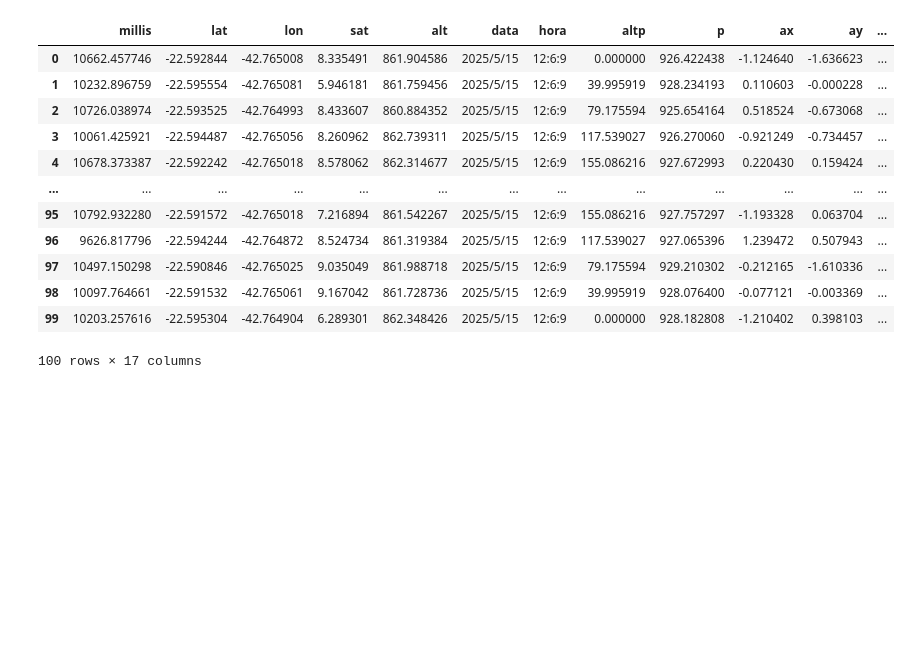
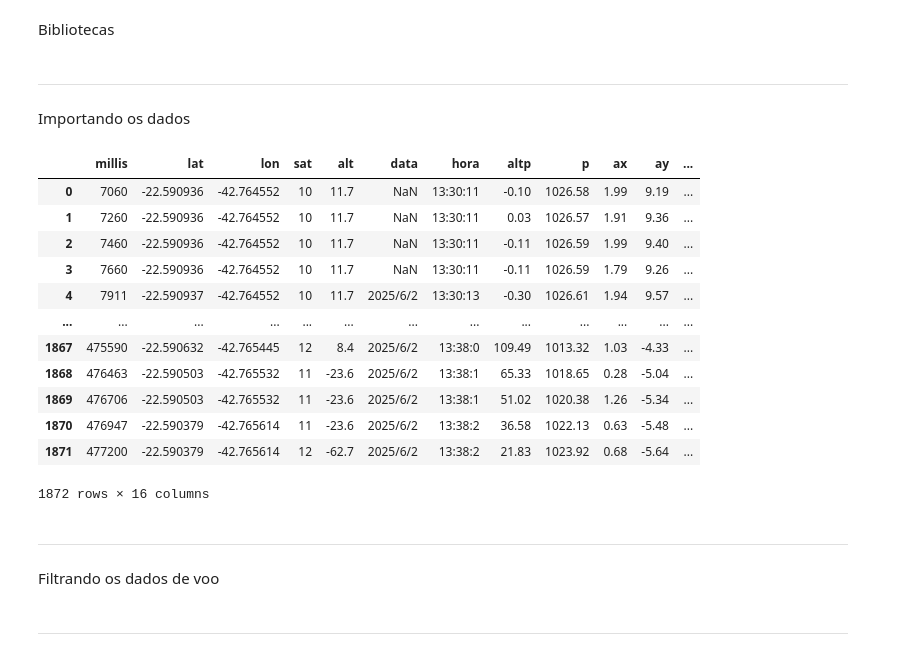
Before and after one commit to SerraRocketry/CDB, a Jupyter notebook: extras/Open csv file/OpenCSV.ipynb, the cells around one changed output. Drawn from its saved outputs; the diff is of its cells as text; code cells hidden in the pictures; blank space fills up the shorter version.

```diff
--- a/extras/Open csv file/OpenCSV.ipynb
+++ b/extras/Open csv file/OpenCSV.ipynb
@@ -1,3 +1,5 @@
+# %% [markdown]
+Bibliotecas
 # %%
 import pandas as pd
 import matplotlib.pyplot as plt
@@ -4,18 +8,22 @@ import matplotlib.pyplot as plt
+# %% [markdown]
+---
+# %% [markdown]
+Importando os dados
 # %%
-df = pd.read_csv('log.csv')
+df = pd.read_csv('13_30_11-Dados.csv')
 
 df
 # %% [output]
 |  | millis | lat | lon | sat | alt | data | hora | altp | p | ax | ay | ... |
-| 0 | 10662.457746 | -22.592844 | -42.765008 | 8.335491 | 861.904586 | 2025/5/15 | 12:6:9 | 0.000000 | 926.422438 | -1.124640 | -1.636623 | ... |
-| 1 | 10232.896759 | -22.595554 | -42.765081 | 5.946181 | 861.759456 | 2025/5/15 | 12:6:9 | 39.995919 | 928.234193 | 0.110603 | -0.000228 | ... |
-| 2 | 10726.038974 | -22.593525 | -42.764993 | 8.433607 | 860.884352 | 2025/5/15 | 12:6:9 | 79.175594 | 925.654164 | 0.518524 | -0.673068 | ... |
-| 3 | 10061.425921 | -22.594487 | -42.765056 | 8.260962 | 862.739311 | 2025/5/15 | 12:6:9 | 117.539027 | 926.270060 | -0.921249 | -0.734457 | ... |
-| 4 | 10678.373387 | -22.592242 | -42.765018 | 8.578062 | 862.314677 | 2025/5/15 | 12:6:9 | 155.086216 | 927.672993 | 0.220430 | 0.159424 | ... |
+| 0 | 7060 | -22.590936 | -42.764552 | 10 | 11.7 | NaN | 13:30:11 | -0.10 | 1026.58 | 1.99 | 9.19 | ... |
+| 1 | 7260 | -22.590936 | -42.764552 | 10 | 11.7 | NaN | 13:30:11 | 0.03 | 1026.57 | 1.91 | 9.36 | ... |
+| 2 | 7460 | -22.590936 | -42.764552 | 10 | 11.7 | NaN | 13:30:11 | -0.11 | 1026.59 | 1.99 | 9.40 | ... |
+| 3 | 7660 | -22.590936 | -42.764552 | 10 | 11.7 | NaN | 13:30:11 | -0.11 | 1026.59 | 1.79 | 9.26 | ... |
+| 4 | 7911 | -22.590937 | -42.764552 | 10 | 11.7 | 2025/6/2 | 13:30:13 | -0.30 | 1026.61 | 1.94 | 9.57 | ... |
 | ... | ... | ... | ... | ... | ... | ... | ... | ... | ... | ... | ... | ... |
-| 95 | 10792.932280 | -22.591572 | -42.765018 | 7.216894 | 861.542267 | 2025/5/15 | 12:6:9 | 155.086216 | 927.757297 | -1.193328 | 0.063704 | ... |
-| 96 | 9626.817796 | -22.594244 | -42.764872 | 8.524734 | 861.319384 | 2025/5/15 | 12:6:9 | 117.539027 | 927.065396 | 1.239472 | 0.507943 | ... |
-| 97 | 10497.150298 | -22.590846 | -42.765025 | 9.035049 | 861.988718 | 2025/5/15 | 12:6:9 | 79.175594 | 929.210302 | -0.212165 | -1.610336 | ... |
-| 98 | 10097.764661 | -22.591532 | -42.765061 | 9.167042 | 861.728736 | 2025/5/15 | 12:6:9 | 39.995919 | 928.076400 | -0.077121 | -0.003369 | ... |
-| 99 | 10203.257616 | -22.595304 | -42.764904 | 6.289301 | 862.348426 | 2025/5/15 | 12:6:9 | 0.000000 | 928.182808 | -1.210402 | 0.398103 | ... |
+| 1867 | 475590 | -22.590632 | -42.765445 | 12 | 8.4 | 2025/6/2 | 13:38:0 | 109.49 | 1013.32 | 1.03 | -4.33 | ... |
+| 1868 | 476463 | -22.590503 | -42.765532 | 11 | -23.6 | 2025/6/2 | 13:38:1 | 65.33 | 1018.65 | 0.28 | -5.04 | ... |
+| 1869 | 476706 | -22.590503 | -42.765532 | 11 | -23.6 | 2025/6/2 | 13:38:1 | 51.02 | 1020.38 | 1.26 | -5.34 | ... |
+| 1870 | 476947 | -22.590379 | -42.765614 | 11 | -23.6 | 2025/6/2 | 13:38:2 | 36.58 | 1022.13 | 0.63 | -5.48 | ... |
+| 1871 | 477200 | -22.590379 | -42.765614 | 12 | -62.7 | 2025/6/2 | 13:38:2 | 21.83 | 1023.92 | 0.68 | -5.64 | ... |
-100 rows × 17 columns
+1872 rows × 16 columns
@@ -29,0 +30,4 @@ for i in range(len(df)):
+# %% [markdown]
+---
+# %% [markdown]
+Filtrando os dados de voo
@@ -29,0 +37,2 @@ for i in range(len(df)):
+# %% [markdown]
+---
```
Also changed, not shown: parts of 30 cells of this notebook, 39 other files.
